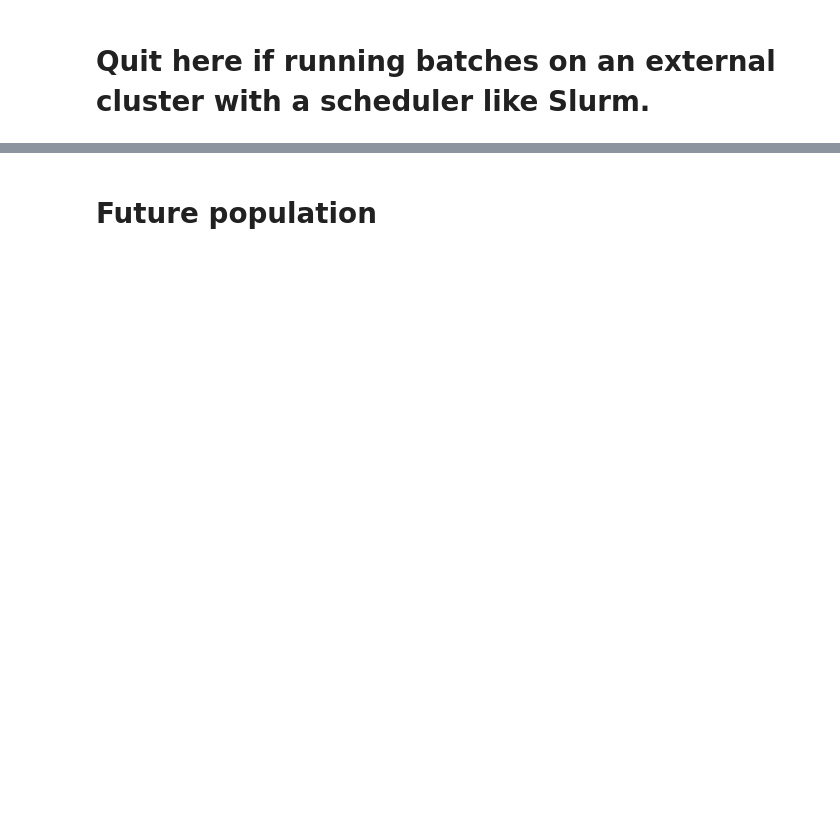
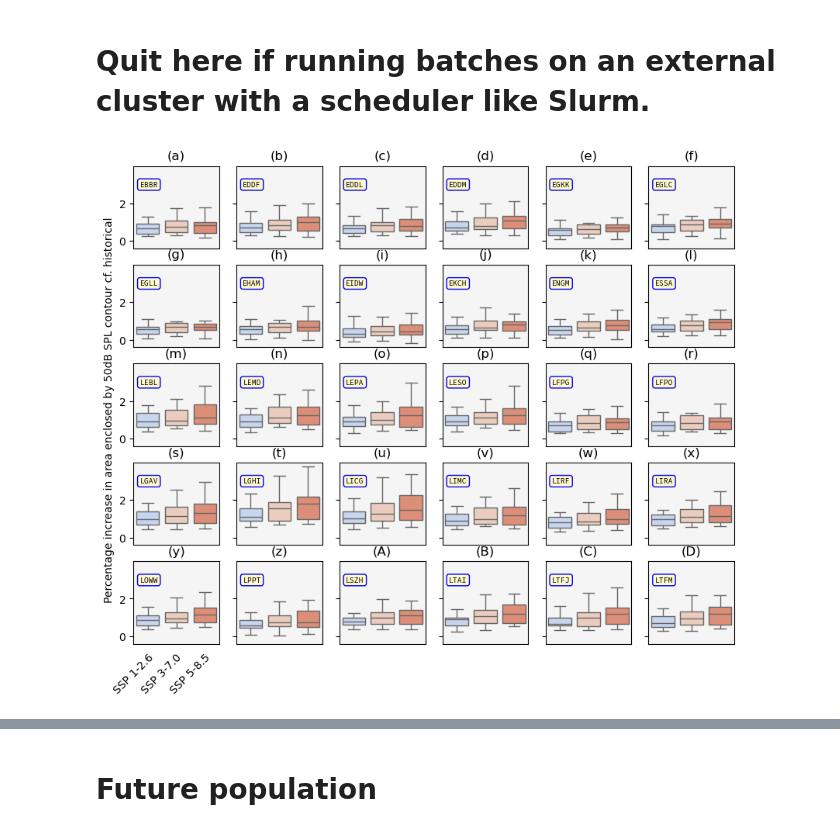
Before and after one commit to jonnyhtw/noyse, a Jupyter notebook: noyse.ipynb, the cells around one changed output, grey strips where cells are left out. Cells and saved outputs as stored; diff of their text form; code cells hidden in the pictures; blank space fills up the shorter version.

```diff
--- a/noyse.ipynb
+++ b/noyse.ipynb
@@ -1191,8 +1204,7 @@ for idx, _airport_code in enumerate(airport_codes):
     for filename in [
         filename
         for filename in os.listdir(directory)
-        if (_airport_code in filename)
-        and ("mean" in filename)
+        if (_airport_code in filename) and ("mean" in filename)
     ]:
         df = pd.read_csv(os.path.join(directory, filename))
         dataframes.append(df)
@@ -1247,32 +1259,34 @@ for idx, _airport_code in enumerate(airport_codes):
         print(df_filtered)
 
     axes.flatten()[idx].set(xlabel=None)
     axes.flatten()[idx].set_facecolor("whitesmoke")
     axes.flatten()[idx].xaxis.set_ticks_position("none")
     axes.flatten()[idx].yaxis.set_major_formatter(FormatStrFormatter("%g"))
 
     if idx != 24:
         axes.flatten()[idx].set_xticklabels([])
         axes.flatten()[idx].set(ylabel=None)
 
     else:
         plt.setp(
             axes.flatten()[idx].get_xticklabels(),
             rotation=45,
             ha="right",
             rotation_mode="anchor",
         )
 
         axes.flatten()[idx].set_ylabel(
             "Percentage increase in area enclosed by "
             + "50dB SPL contour cf. historical",
             ha="left",
         )
 
     axes.flatten()[idx].set_title(
         "(" + list(string.ascii_lowercase + string.ascii_uppercase)[idx] + ")"
     )
 
 plt.show()
+# %% [output]
+[figure, added]
 # %%
 my_freq
```
Also changed, not shown: parts of 18 cells of this notebook, 10 other files.
